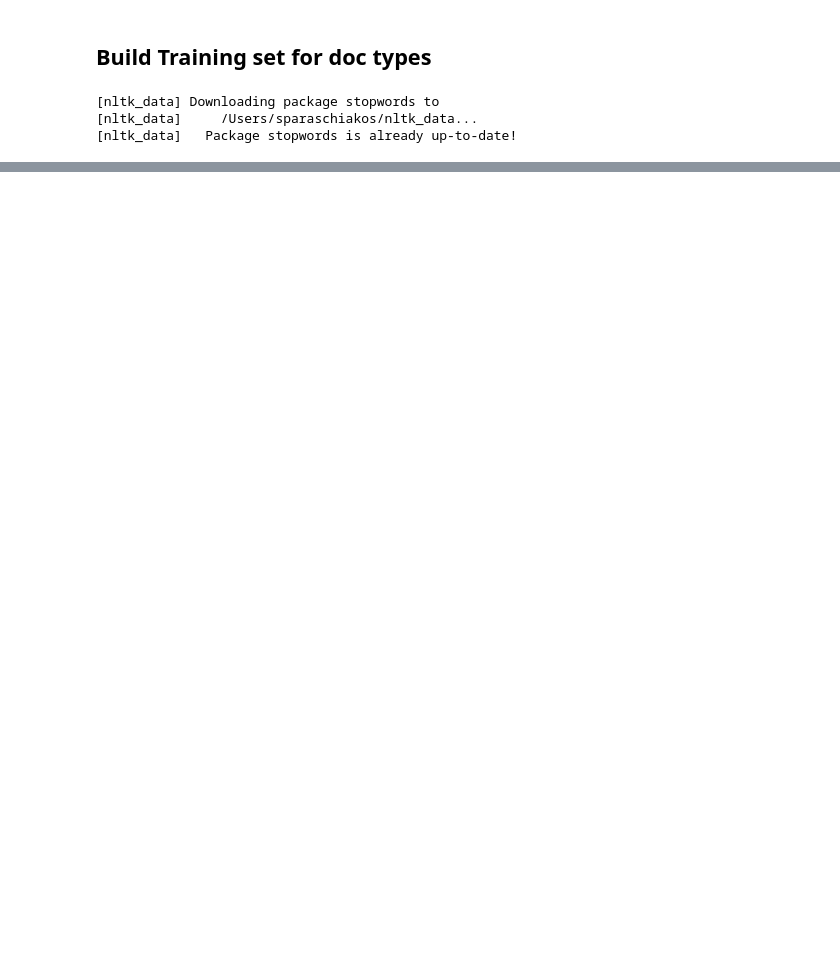
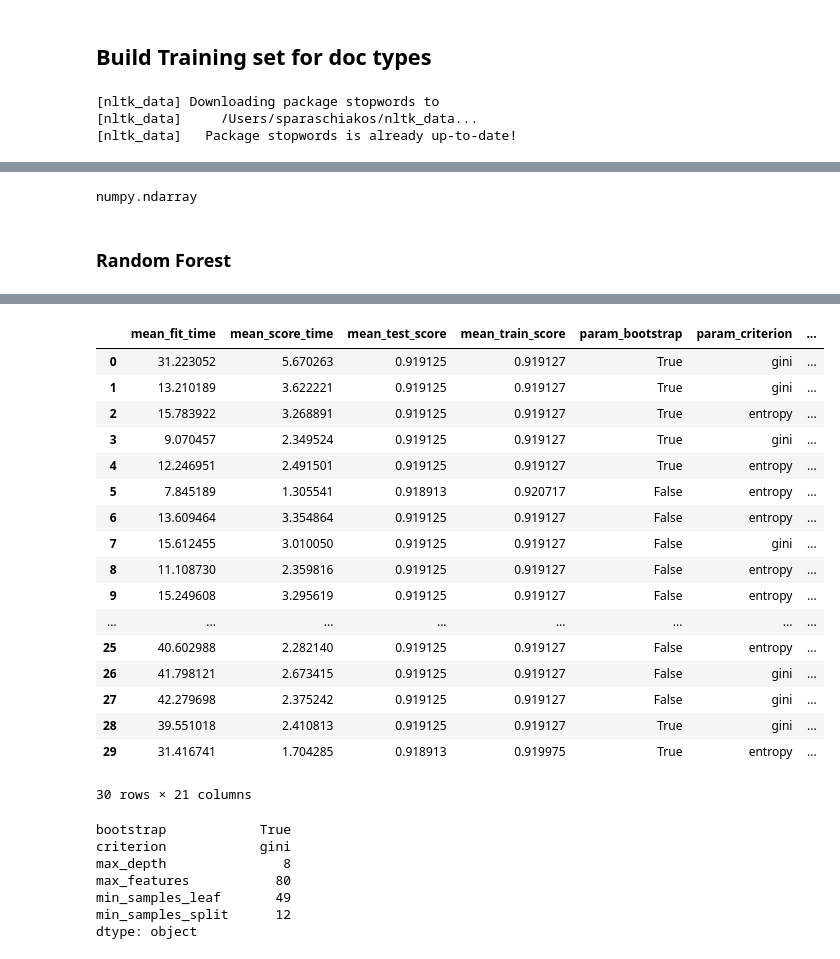
Before and after one commit to thiesgehrmann/JuSiPy_TWB, a Jupyter notebook: Doc type training set.ipynb, the cells around one changed output, grey strips where cells are left out. Cells and saved outputs as stored; diff of their text form; code cells hidden in the pictures; blank space fills up the shorter version.

```diff
--- a/Doc type training set.ipynb
+++ b/Doc type training set.ipynb
@@ -230,0 +266,4 @@ stems_en_noDbl.loc[labeled_docs['document'].drop_duplicates().index]
+# %%
+type(X_train)
+# %% [output]
+numpy.ndarray
@@ -230,0 +277,51 @@ stems_en_noDbl.loc[labeled_docs['document'].drop_duplicates().index]
+# %% [markdown]
+### Random Forest
+# %%
+# Hyperparameter Optimization for random forest
+from scipy.stats import randint as sp_randint
+
+from sklearn.model_selection import RandomizedSearchCV
+from sklearn.ensemble import RandomForestClassifier
+from sklearn.metrics import roc_auc_score, make_scorer
+from time import time
+# initialize the classifier
+clf_RF = RandomForestClassifier(n_estimators=10, n_jobs=-1, random_state=100)
+# find the number of features for parameter optimization
+num_features = train_img.shape[1]
+
+# make scorer#
+#auc_scorer = make_scorer(roc_auc_score, needs_threshold=True)#, needs_proba=True
+
+# params
+m_depths = [None] + list(range(2, 21, 3))
+# specify parameters and distributions to sample from
+param_dist_rf = {"max_depth": m_depths, # [None, 2, 5, 8, 11, 14, 17, 20]
+                 "max_features": sp_randint(1, num_features),
+                 "min_samples_split": sp_randint(2, 100),
+                 "min_samples_leaf": sp_randint(1, 100),
+                 "bootstrap": [True, False],
+                 "criterion": ["gini", "entropy"]}
+
+n_iter_search = 30 # was 20
+
+# run randomized search
+random_search_RF = RandomizedSearchCV(clf_RF,
+                                      param_distributions=param_dist_rf,
+                                      n_iter=n_iter_search,
+                                      random_state=random_state,
+                                      n_jobs=-1,
+                                      return_train_score=True)
+
+start = time()
+random_search_RF.fit(X_train, Y_train)
+print("RandomizedSearchCV took {:.2f} seconds for {} candidates"
+      " parameter settings.\n".format((time() - start), n_iter_search))
+
+# display the dataframe without the parameters column for better rendering
+display(pd.DataFrame(random_search_RF.cv_results_).drop('params', axis=1))
+
+best_parameters_RF = pd.Series(random_search_RF.best_params_)
+
+# display the best set of parameters
+display(best_parameters_RF)
+# %% [output]
@@ -230,0 +329,25 @@ stems_en_noDbl.loc[labeled_docs['document'].drop_duplicates().index]
+|  | mean_fit_time | mean_score_time | mean_test_score | mean_train_score | param_bootstrap | param_criterion | ... |
+| 0 | 31.223052 | 5.670263 | 0.919125 | 0.919127 | True | gini | ... |
+| 1 | 13.210189 | 3.622221 | 0.919125 | 0.919127 | True | gini | ... |
+| 2 | 15.783922 | 3.268891 | 0.919125 | 0.919127 | True | entropy | ... |
+| 3 | 9.070457 | 2.349524 | 0.919125 | 0.919127 | True | gini | ... |
+| 4 | 12.246951 | 2.491501 | 0.919125 | 0.919127 | True | entropy | ... |
+| 5 | 7.845189 | 1.305541 | 0.918913 | 0.920717 | False | entropy | ... |
+| 6 | 13.609464 | 3.354864 | 0.919125 | 0.919127 | False | entropy | ... |
+| 7 | 15.612455 | 3.010050 | 0.919125 | 0.919127 | False | gini | ... |
+| 8 | 11.108730 | 2.359816 | 0.919125 | 0.919127 | False | entropy | ... |
+| 9 | 15.249608 | 3.295619 | 0.919125 | 0.919127 | False | entropy | ... |
+| ... | ... | ... | ... | ... | ... | ... | ... |
+| 25 | 40.602988 | 2.282140 | 0.919125 | 0.919127 | False | entropy | ... |
+| 26 | 41.798121 | 2.673415 | 0.919125 | 0.919127 | False | gini | ... |
+| 27 | 42.279698 | 2.375242 | 0.919125 | 0.919127 | False | gini | ... |
+| 28 | 39.551018 | 2.410813 | 0.919125 | 0.919127 | True | gini | ... |
+| 29 | 31.416741 | 1.704285 | 0.918913 | 0.919975 | True | entropy | ... |
+30 rows × 21 columns
+bootstrap            True
+criterion            gini
+max_depth               8
+max_features           80
+min_samples_leaf       49
+min_samples_split      12
+dtype: object
```
Also changed, not shown: parts of 52 cells of this notebook, 2 other files.
